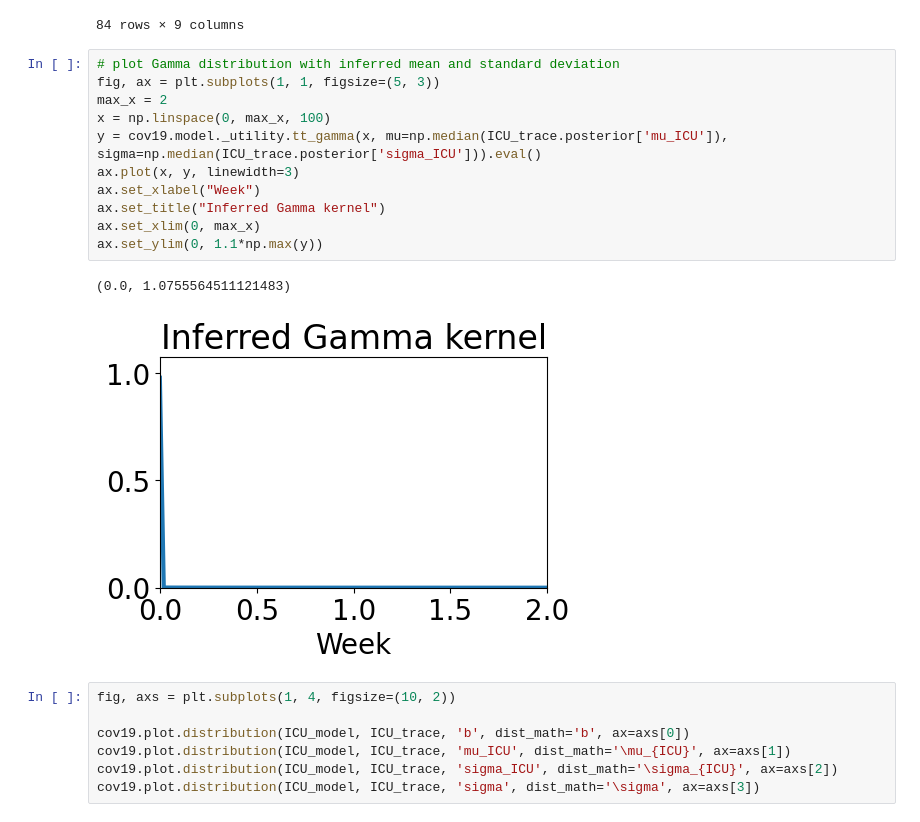
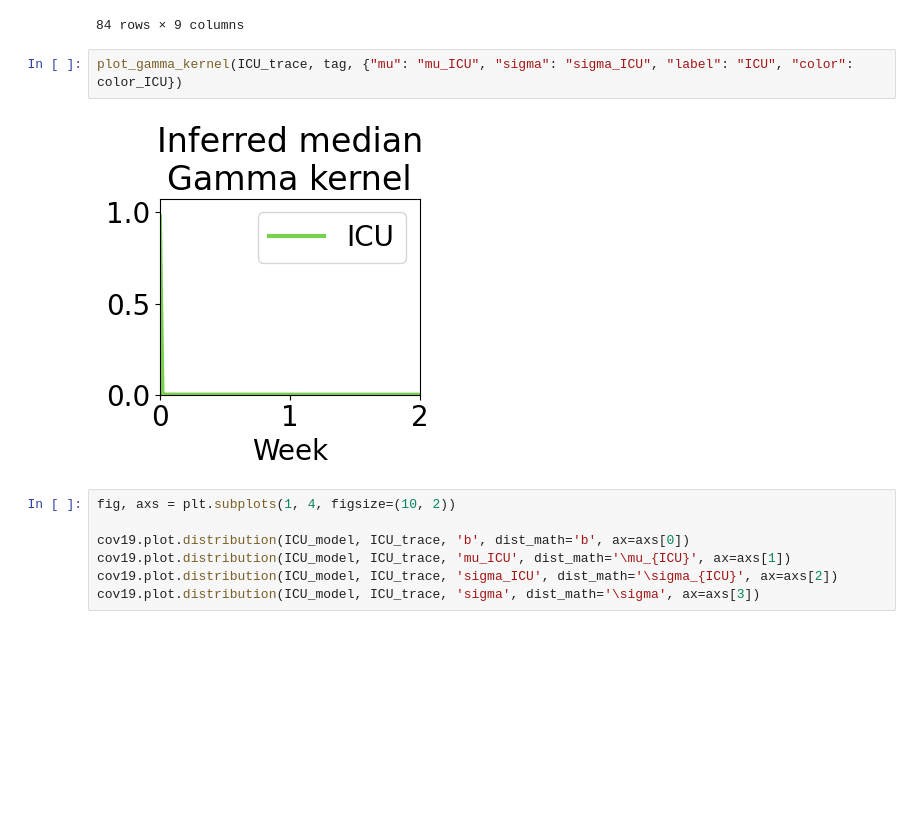
Before and after one commit to Priesemann-Group/mobility_inference, a Jupyter notebook: model.ipynb, the cells around one changed output. Saved outputs shown, nothing was run; the diff lists cells and outputs as text; blank space fills up the shorter version.

```diff
--- a/model.ipynb
+++ b/model.ipynb
@@ -780,20 +805,10 @@ az.summary(ICU_trace)
 | m_ICU[38] | 6.560 | 0.142 | 6.291 | 6.825 | 0.005 | 0.004 | 707.0 | 293.0 | 1.02 |
 | m_ICU[39] | 6.491 | 0.142 | 6.221 | 6.755 | 0.005 | 0.004 | 705.0 | 293.0 | 1.02 |
 84 rows × 9 columns
-# %%
-# plot Gamma distribution with inferred mean and standard deviation
-fig, ax = plt.subplots(1, 1, figsize=(5, 3))
-max_x = 2
-x = np.linspace(0, max_x, 100)
-y = cov19.model._utility.tt_gamma(x, mu=np.median(ICU_trace.posterior['mu_ICU']), sigma=np.median(ICU_trace.posterior['sigma_ICU'])).eval()
-ax.plot(x, y, linewidth=3)
-ax.set_xlabel("Week")
-ax.set_title("Inferred Gamma kernel")
-ax.set_xlim(0, max_x)
-ax.set_ylim(0, 1.1*np.max(y))
-# %% [output]
-(0.0, 1.0755564511121483)
-[figure, removed]
+# %%
+plot_gamma_kernel(ICU_trace, tag, {"mu": "mu_ICU", "sigma": "sigma_ICU", "label": "ICU", "color": color_ICU})
+# %% [output]
+[figure, added]
 # %%
 fig, axs = plt.subplots(1, 4, figsize=(10, 2))
 
```
Also changed, not shown: parts of 17 cells of this notebook, 5 other files.
